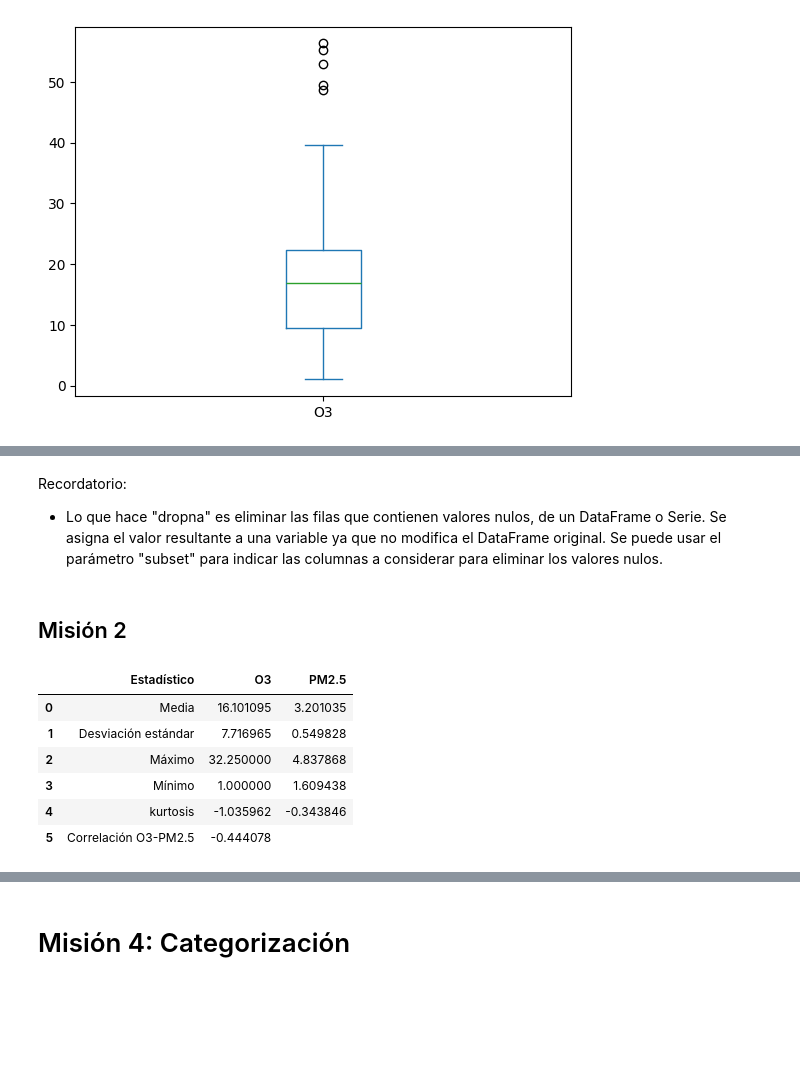
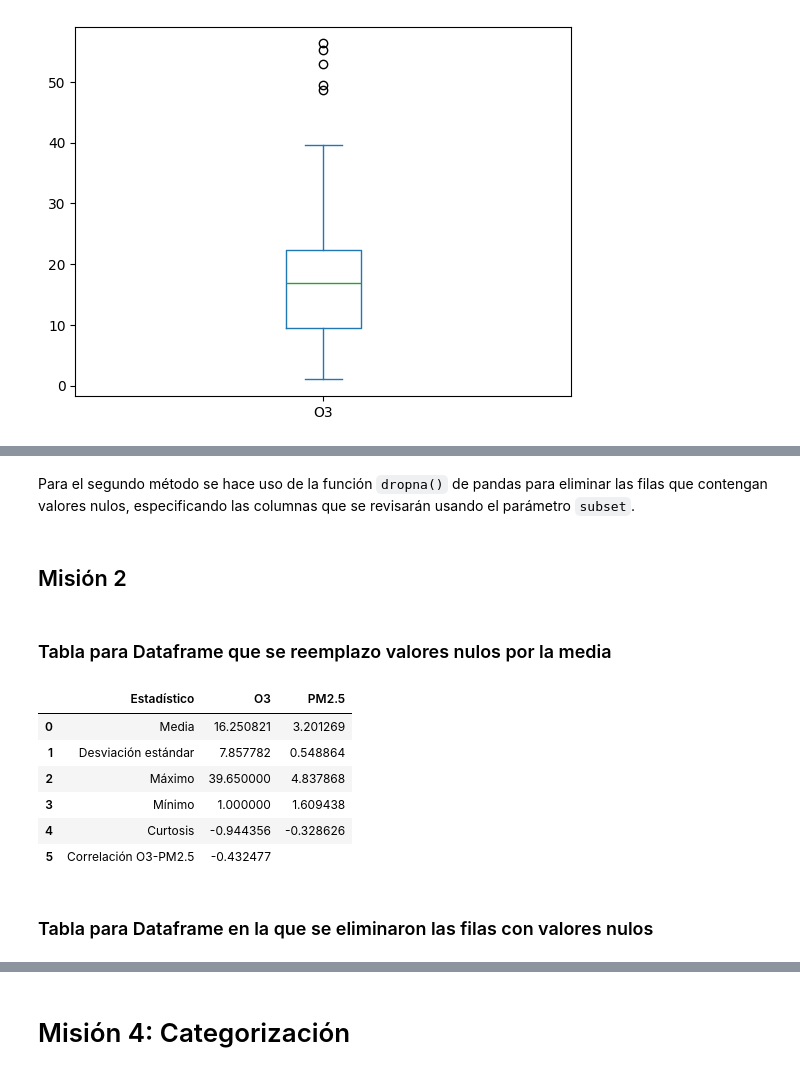
Before and after one commit to IIC2115/Syllabus-2024-1, a Jupyter notebook: Ayudantías/Ayudantía 2/E2/E2.ipynb, the cells around one changed output, grey strips where cells are left out. Saved outputs shown, nothing was run; the diff lists cells and outputs as text; code cells hidden in the pictures; blank space fills up the shorter version.

```diff
--- a/Ayudantías/Ayudantía 2/E2/E2.ipynb
+++ b/Ayudantías/Ayudantía 2/E2/E2.ipynb
@@ -123,5 +86,0 @@ Recordatorio:
-# %%
-umbral_O3 = df["O3"].mean() + 2 * df["O3"].std()
-df = df.loc[df["O3"] <= umbral_O3]
-df["O3"].hist(bins=30)
-plt.show()
@@ -129,0 +91,2 @@ plt.show()
+# %%
+df = df.loc[df["O3"] <= 40]
@@ -210,40 +152,43 @@ Recordatorio:
 # %%
 df_mean['O3'] = df_mean['O3'].fillna(df['O3'].mean())
 df_mean['PM2.5'] = df_mean['PM2.5'].fillna(df['PM2.5'].mean())
-# %% [markdown]
-Recordatorio:
-- Lo que hace "dropna" es eliminar las filas que contienen valores nulos, de un DataFrame o Serie. Se asigna el valor resultante a una variable ya que no modifica el DataFrame original. Se puede usar el parámetro "subset" para indicar las columnas a considerar para eliminar los valores nulos.
+# %% [markdown]
+Para el segundo método se hace uso de la función `dropna()` de pandas para eliminar las filas que contengan valores nulos, especificando las columnas que se revisarán usando el parámetro `subset`.
 # %%
 df_delete = df_delete.dropna(subset=['O3', 'PM2.5'])
 # %% [markdown]
 ## Misión 2
+# %% [markdown]
+### Tabla para Dataframe que se reemplazo valores nulos por la media
 # %%
 mean_O3 = df_mean['O3'].mean()
 std_O3 = df_mean['O3'].std()
 max_O3 = df_mean['O3'].max()
 min_O3 = df_mean['O3'].min()
 kurtosis_O3 = df_mean['O3'].kurtosis()
 
 mean_PM25 = df_mean['PM2.5'].mean()
 std_PM25 = df_mean['PM2.5'].std()
 max_PM25 = df_mean['PM2.5'].max()
 min_PM25 = df_mean['PM2.5'].min()
 kurtosis_PM25 = df_mean['PM2.5'].kurtosis()
 
 corr_O3_PM25 = df_mean['O3'].corr(df_mean['PM2.5'])
 
 tabla_ordenda = pd.DataFrame({
-    'Estadístico': ['Media', 'Desviación estándar', 'Máximo', 'Mínimo', 'kurtosis', 'Correlación O3-PM2.5'],
+    'Estadístico': ['Media', 'Desviación estándar', 'Máximo', 'Mínimo', 'Curtosis', 'Correlación O3-PM2.5'],
     'O3': [mean_O3, std_O3, max_O3, min_O3, kurtosis_O3, corr_O3_PM25],
     'PM2.5': [mean_PM25, std_PM25, max_PM25, min_PM25, kurtosis_PM25, '']
 })
 
 display(tabla_ordenda)
 # %% [output]
 |  | Estadístico | O3 | PM2.5 |
-| 0 | Media | 16.101095 | 3.201035 |
-| 1 | Desviación estándar | 7.716965 | 0.549828 |
-| 2 | Máximo | 32.250000 | 4.837868 |
+| 0 | Media | 16.250821 | 3.201269 |
+| 1 | Desviación estándar | 7.857782 | 0.548864 |
+| 2 | Máximo | 39.650000 | 4.837868 |
 | 3 | Mínimo | 1.000000 | 1.609438 |
-| 4 | kurtosis | -1.035962 | -0.343846 |
-| 5 | Correlación O3-PM2.5 | -0.444078 |  |
+| 4 | Curtosis | -0.944356 | -0.328626 |
+| 5 | Correlación O3-PM2.5 | -0.432477 |  |
+# %% [markdown]
+### Tabla para Dataframe en la que se eliminaron las filas con valores nulos
```
Also changed, not shown: parts of 75 cells of this notebook.
